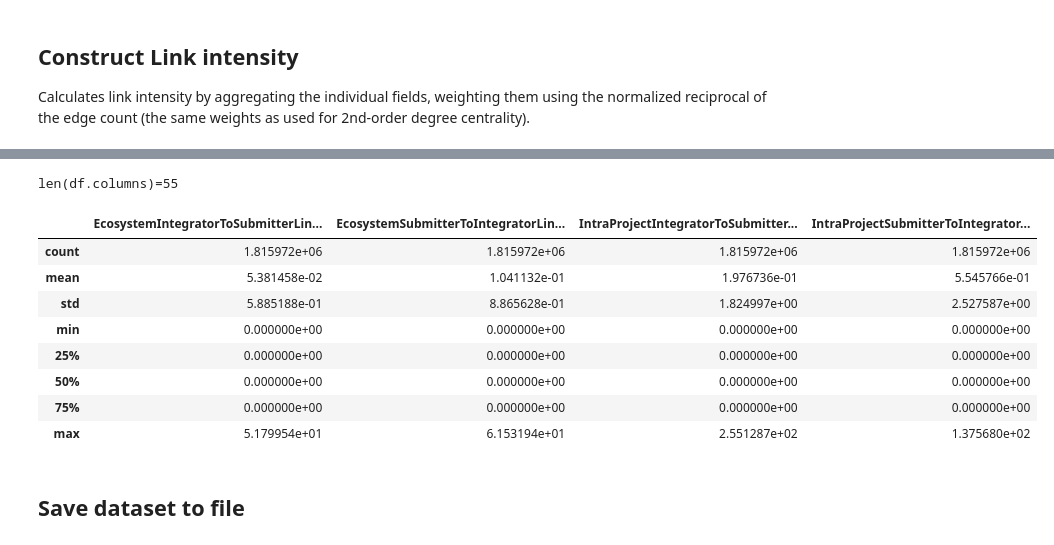
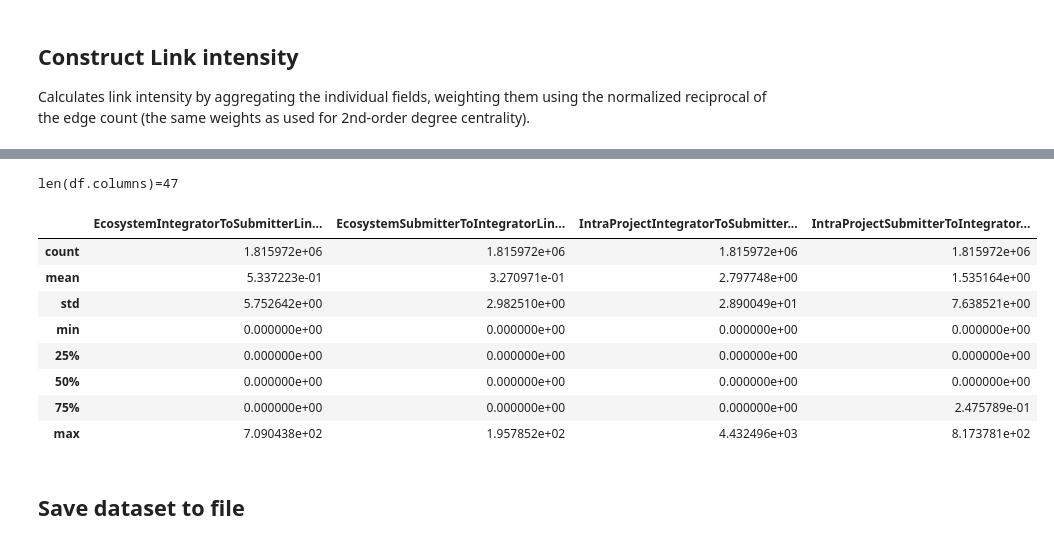
Before and after one commit to wmeijer221/msc_thesis, a Jupyter notebook: python_proj/modelling/notebooks/preprocessing/feature_construction.ipynb, the cells around one changed output, grey strips where cells are left out. Saved outputs shown, nothing was run; the diff lists cells and outputs as text; code cells hidden in the pictures.

```diff
--- a/python_proj/modelling/notebooks/preprocessing/feature_construction.ipynb
+++ b/python_proj/modelling/notebooks/preprocessing/feature_construction.ipynb
@@ -285,47 +291,46 @@ BASE_TARGET_FIELD = "{scope}{direction}LinkIntensity"
 
 combinations = product(scopes, directions)
 link_intensity_fields = []
+
+dropped_fields = set()
 
 edge_weights_list = list(edge_weights.values())
 for scope, direction in combinations:
     target_field = BASE_TARGET_FIELD.format(scope=scope, direction=direction)
     fields = direction_fields[direction]
 
     # Adds initial value for the field.
     df[target_field] = 0
     link_intensity_fields.append(target_field)
 
     for index, field in enumerate(fields):
-
-        if index in {0, 2, 3}:
-            # TODO: REMOVE THIS; THIS SHOULDN'T BE PRESENT IN THE FINAL VERSION.
-            continue
-
         field = f"{scope}{field}"
 
         # Applies weight
         field_weight = edge_weights_list[index]
         df[field] = df[field].multiply(field_weight)
 
         # Adds field contribution to link intensity.
         df[target_field] = df[target_field].add(df[field])
 
         # Drops field as its only used once.
-        df = df.drop(field, axis=1)
+        dropped_fields.add(field)
+        # df = df.drop(field, axis=1)
 
+df = df.drop(dropped_fields, axis=1)
 print(f"{len(df.columns)=}")
 df[link_intensity_fields].describe()
 # %% [output]
-len(df.columns)=55
+len(df.columns)=47
 |  | EcosystemIntegratorToSubmitterLin... | EcosystemSubmitterToIntegratorLin... | IntraProjectIntegratorToSubmitter... | IntraProjectSubmitterToIntegrator... |
 | count | 1.815972e+06 | 1.815972e+06 | 1.815972e+06 | 1.815972e+06 |
-| mean | 5.381458e-02 | 1.041132e-01 | 1.976736e-01 | 5.545766e-01 |
-| std | 5.885188e-01 | 8.865628e-01 | 1.824997e+00 | 2.527587e+00 |
+| mean | 5.337223e-01 | 3.270971e-01 | 2.797748e+00 | 1.535164e+00 |
+| std | 5.752642e+00 | 2.982510e+00 | 2.890049e+01 | 7.638521e+00 |
 | min | 0.000000e+00 | 0.000000e+00 | 0.000000e+00 | 0.000000e+00 |
 | 25% | 0.000000e+00 | 0.000000e+00 | 0.000000e+00 | 0.000000e+00 |
 | 50% | 0.000000e+00 | 0.000000e+00 | 0.000000e+00 | 0.000000e+00 |
-| 75% | 0.000000e+00 | 0.000000e+00 | 0.000000e+00 | 0.000000e+00 |
-| max | 5.179954e+01 | 6.153194e+01 | 2.551287e+02 | 1.375680e+02 |
+| 75% | 0.000000e+00 | 0.000000e+00 | 0.000000e+00 | 2.475789e-01 |
+| max | 7.090438e+02 | 1.957852e+02 | 4.432496e+03 | 8.173781e+02 |
 # %% [markdown]
 ## Save dataset to file
 # %%
```
Also changed, not shown: parts of 3 cells of this notebook, 2 other files.
